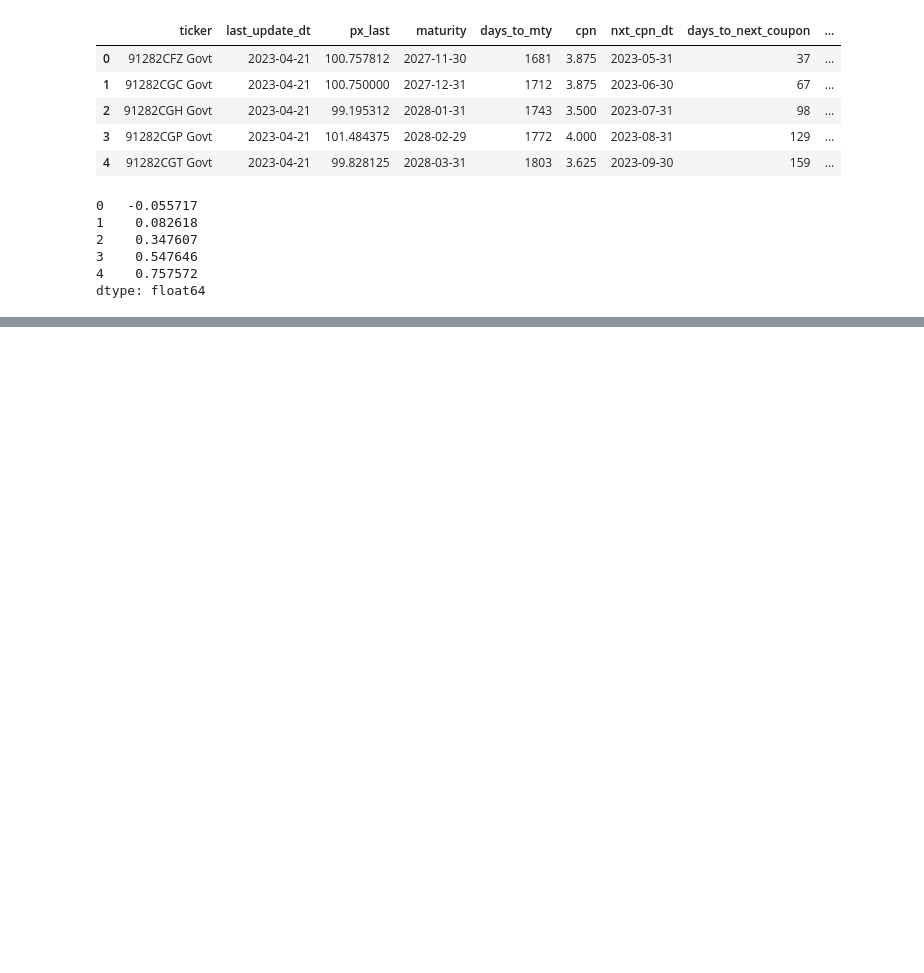
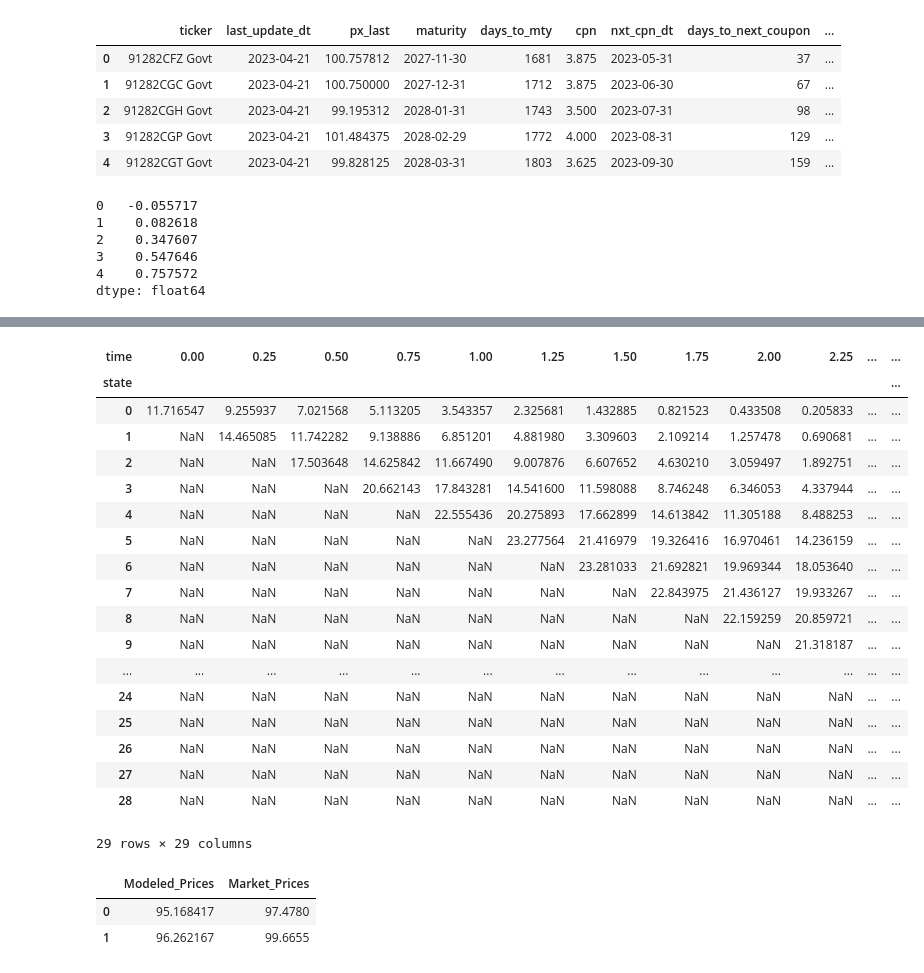
Before and after one commit to dcstein22/finm-fiderivs-2023, a Jupyter notebook: homework/practice_II.ipynb, the cells around one changed output, grey strips where cells are left out. Cells and saved outputs as stored; diff of their text form; code cells hidden in the pictures; blank space fills up the shorter version.

```diff
--- a/homework/practice_II.ipynb
+++ b/homework/practice_II.ipynb
@@ -153,0 +271,15 @@ Future_0 = futures_price(110,repo=repo,cpn = cpn,curr_date="2015-07-30",cpn_date
+# %%
+T = 7.25
+coupon_freq = 2
+dt = .25
+compound = int(1/dt)
+Tsteps = int(T/dt)
+cpn = 0.04375
+strike = 100
+FACE = 100
+# %%
+payoff_freddie_mac = lambda r: payoff_bond(r, dt = dt, facevalue=FACE*(1+cpn/coupon_freq))
+cftree = construct_bond_cftree(T, compound, cpn)
+# %%
+bondtree = bintree_pricing(payoff=payoff_freddie_mac,ratetree=ratetree.iloc[:Tsteps,:Tsteps],cftree=cftree)
+bondtree.head()
@@ -153,0 +295,5 @@ Future_0 = futures_price(110,repo=repo,cpn = cpn,curr_date="2015-07-30",cpn_date
+# %%
+
+acinntree = construct_accint(timenodes=bondtree.columns,freq = compound,cpn =cpn, cpn_freq=coupon_freq)
+clean_tree = np.maximum(bondtree - acinntree,0)
+clean_tree.head()
@@ -153,0 +309,37 @@ Future_0 = futures_price(110,repo=repo,cpn = cpn,curr_date="2015-07-30",cpn_date
+# %%
+payoff_callable = lambda p: np.maximum(p - strike,0)
+optiontree = bintree_pricing(payoff=payoff_callable,ratetree=ratetree.iloc[:Tsteps,:Tsteps],undertree=clean_tree, style='american')
+optiontree
+# %% [output]
+| time | 0.00 | 0.25 | 0.50 | 0.75 | 1.00 | 1.25 | 1.50 | 1.75 | 2.00 | 2.25 | ... | ... |
+| state |  |  |  |  |  |  |  |  |  |  |  | ... |
+| 0 | 11.716547 | 9.255937 | 7.021568 | 5.113205 | 3.543357 | 2.325681 | 1.432885 | 0.821523 | 0.433508 | 0.205833 | ... | ... |
+| 1 | NaN | 14.465085 | 11.742282 | 9.138886 | 6.851201 | 4.881980 | 3.309603 | 2.109214 | 1.257478 | 0.690681 | ... | ... |
+| 2 | NaN | NaN | 17.503648 | 14.625842 | 11.667490 | 9.007876 | 6.607652 | 4.630210 | 3.059497 | 1.892751 | ... | ... |
+| 3 | NaN | NaN | NaN | 20.662143 | 17.843281 | 14.541600 | 11.598088 | 8.746248 | 6.346053 | 4.337944 | ... | ... |
+| 4 | NaN | NaN | NaN | NaN | 22.555436 | 20.275893 | 17.662899 | 14.613842 | 11.305188 | 8.488253 | ... | ... |
+| 5 | NaN | NaN | NaN | NaN | NaN | 23.277564 | 21.416979 | 19.326416 | 16.970461 | 14.236159 | ... | ... |
+| 6 | NaN | NaN | NaN | NaN | NaN | NaN | 23.281033 | 21.692821 | 19.969344 | 18.053640 | ... | ... |
+| 7 | NaN | NaN | NaN | NaN | NaN | NaN | NaN | 22.843975 | 21.436127 | 19.933267 | ... | ... |
+| 8 | NaN | NaN | NaN | NaN | NaN | NaN | NaN | NaN | 22.159259 | 20.859721 | ... | ... |
+| 9 | NaN | NaN | NaN | NaN | NaN | NaN | NaN | NaN | NaN | 21.318187 | ... | ... |
+| ... | ... | ... | ... | ... | ... | ... | ... | ... | ... | ... | ... | ... |
+| 24 | NaN | NaN | NaN | NaN | NaN | NaN | NaN | NaN | NaN | NaN | ... | ... |
+| 25 | NaN | NaN | NaN | NaN | NaN | NaN | NaN | NaN | NaN | NaN | ... | ... |
+| 26 | NaN | NaN | NaN | NaN | NaN | NaN | NaN | NaN | NaN | NaN | ... | ... |
+| 27 | NaN | NaN | NaN | NaN | NaN | NaN | NaN | NaN | NaN | NaN | ... | ... |
+| 28 | NaN | NaN | NaN | NaN | NaN | NaN | NaN | NaN | NaN | NaN | ... | ... |
+29 rows × 29 columns
+# %%
+C_0price = clean_tree.iloc[0,0] - optiontree.iloc[0,0]
+quote = 97.478
+num_accrued = int((T*compound) %coupon_freq)
+
+numaccrued = int((T*compound)%coupon_freq)
+dirty_quote = quote + numaccrued*(cpn/coupon_freq)*FACE
+model_dirty = C_0price + acinntree.iloc[0]
+pd.DataFrame({'Modeled_Prices':[C_0price,model_dirty],'Market_Prices':[quote,dirty_quote]})
+# %% [output]
+|  | Modeled_Prices | Market_Prices |
+| 0 | 95.168417 | 97.4780 |
+| 1 | 96.262167 | 99.6655 |
```
Also changed, not shown: parts of 60 cells of this notebook, 3 other files.
